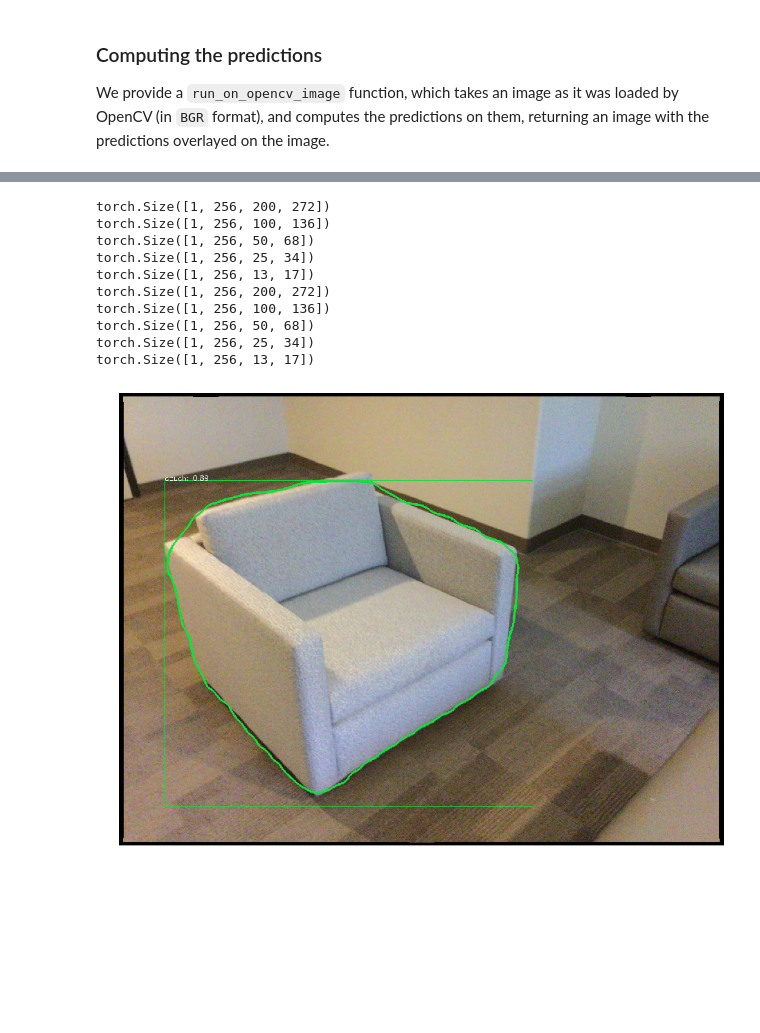
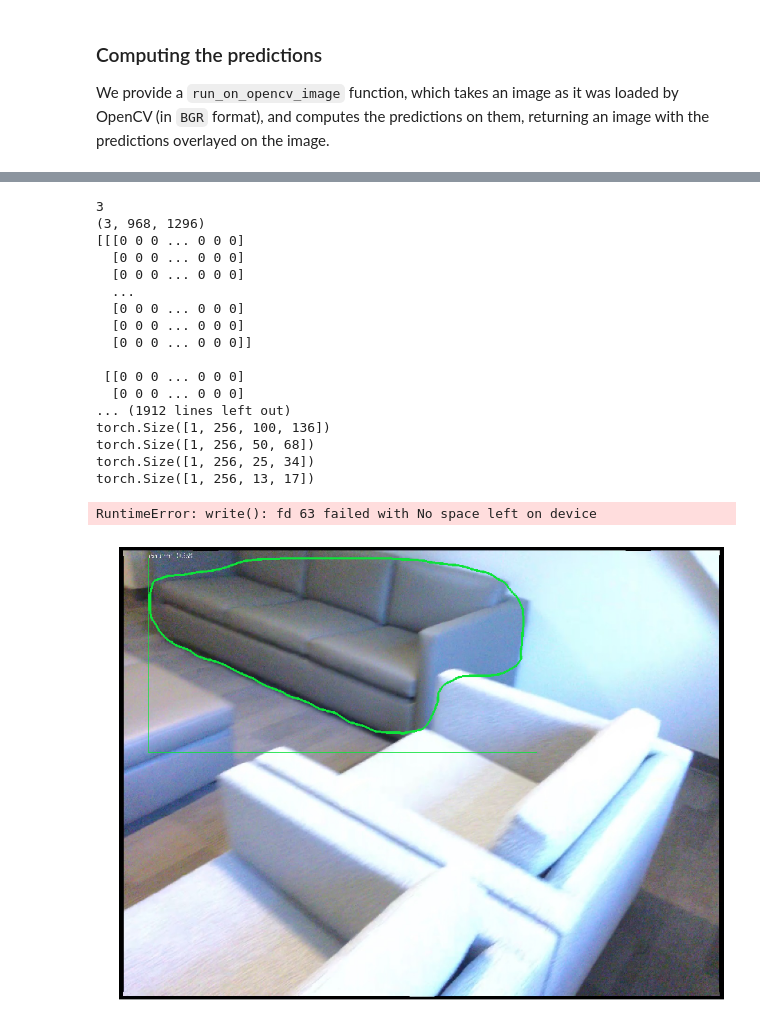
Before and after one commit to wendyzzzw/maskrcnn-benchmark, a Jupyter notebook: demo/Mask_R-CNN_demo.ipynb, the cells around one changed output, grey strips where cells are left out. Saved outputs shown, nothing was run; the diff lists cells and outputs as text; code cells hidden in the pictures; blank space fills up the shorter version.

Commit message:
write scripts for exporting deep features

```diff
--- a/demo/Mask_R-CNN_demo.ipynb
+++ b/demo/Mask_R-CNN_demo.ipynb
@@ -38,7 +38,7 @@ Now we create the `COCODemo` object. It contains a few extra options for conveni
 coco_demo = COCODemo(
     cfg,
     min_image_size=800,
-    confidence_threshold=0.7,
+    confidence_threshold=0.5,
 )
 # %% [output]
 predictor.py: init
@@ -138,49 +250,81 @@ torch.Size([1, 256, 208, 304])
 # %%
-import os
-asset_dir = '/home/wzhou14fall/scans/out/'
-output_dir = os.path.join(asset_dir, 'features/')
-
+output_dir = '/home/wzhou14fall/output'
 if not os.path.isdir(output_dir):
     os.mkdir(output_dir)
+
+# xxx = {}
+# xxx[''] = yyy
+# with open('.json', 'w') as fp:
+#     json.dump(xxx, fp)
+
+info = {}
+
+
 scenes = os.listdir(asset_dir)
 # print(scenes)
 
 for scene in scenes:
-    if scene.startswith("scene"):
+#     if scene.startswith("scene"):
+    if scene == scene_id:
         scene_dir = os.path.join(asset_dir, scene)
         scene_output_dir = os.path.join(output_dir, scene)
         if not os.path.isdir(scene_output_dir):
             os.mkdir(scene_output_dir)
 #         print(scene_dir)
 
         for file in os.listdir(scene_dir):
             if file.endswith(".jpg"):
                 img_fn_dir = os.path.join(scene_dir, file)
                 pil_image = Image.open(img_fn_dir).convert("RGB")
                 image = np.array(pil_image)[:, :, [2, 1, 0]]
-                imshow(image)
+#                 imshow(image)
 
-                predictions, features = coco_demo.run_on_opencv_image(image)
+                predictions, features, top_predictions = coco_demo.run_on_opencv_image(image)
+
+                masks = top_predictions.get_field("mask").numpy()
+                masks = np.squeeze(masks, axis=1)
+                scores = top_predictions.get_field("scores").tolist()
+
+
+                labels = top_predictions.get_field("labels").tolist()
+                labels = [coco_demo.CATEGORIES[i] for i in labels]
+
                 imshow(predictions)
+                print(len(masks))
+                print(masks.shape)
+                print(masks)
+                print(scores)
+                print(labels)
                 for feature in features:
                     print(feature.size())
+#                     print(feature)
 
                 torch.save(features, str(scene_output_dir)+'/'+str(file)+'.pt')
 
 
-                break
+#                 break
+
+#         break
 # %% [output]
-torch.Size([1, 256, 200, 272])
+3
+(3, 968, 1296)
+[[[0 0 0 ... 0 0 0]
+  [0 0 0 ... 0 0 0]
+  [0 0 0 ... 0 0 0]
+  ...
+  [0 0 0 ... 0 0 0]
+  [0 0 0 ... 0 0 0]
+  [0 0 0 ... 0 0 0]]
+
+ [[0 0 0 ... 0 0 0]
+  [0 0 0 ... 0 0 0]
+... (1912 lines left out)
 torch.Size([1, 256, 100, 136])
 torch.Size([1, 256, 50, 68])
 torch.Size([1, 256, 25, 34])
 torch.Size([1, 256, 13, 17])
-torch.Size([1, 256, 200, 272])
-torch.Size([1, 256, 100, 136])
-torch.Size([1, 256, 50, 68])
-torch.Size([1, 256, 25, 34])
-torch.Size([1, 256, 13, 17])
+RuntimeError: write(): fd 63 failed with No space left on device
-[figure, old version]
+[figure, new version]
 # %%
 
 img_filenames = os.listdir(img_dir)
```
Also changed, not shown: parts of 6 cells of this notebook, 2 other files.
